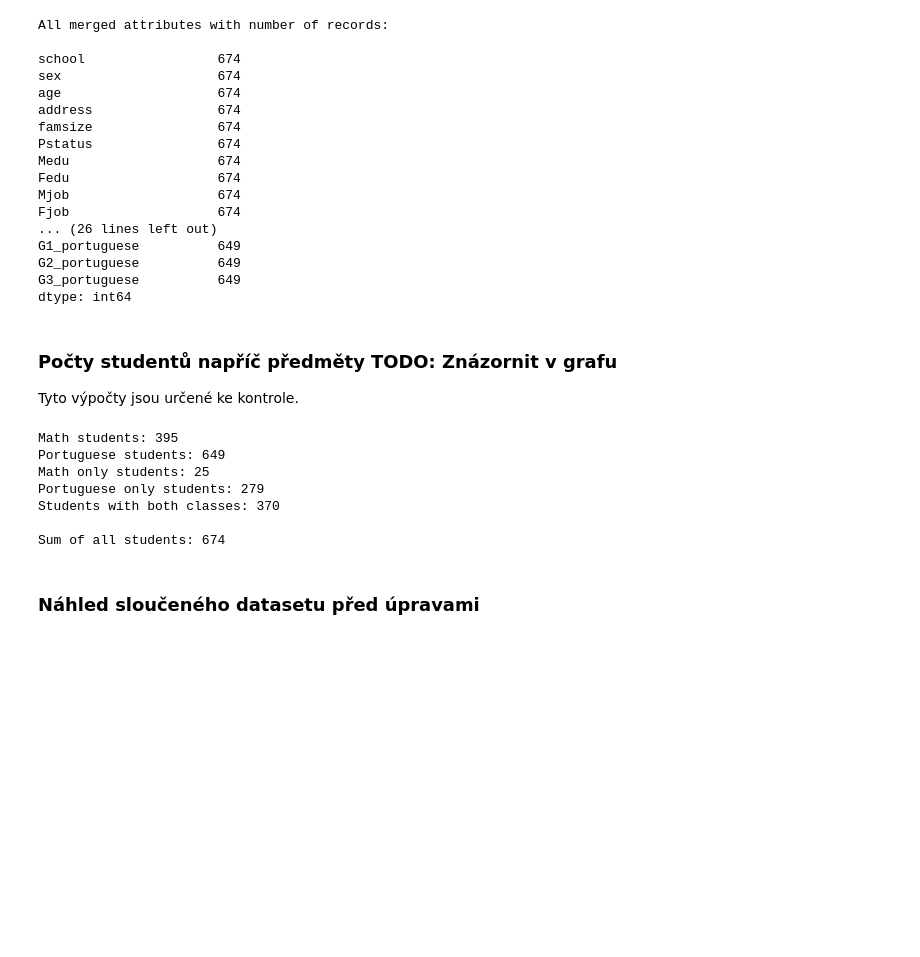
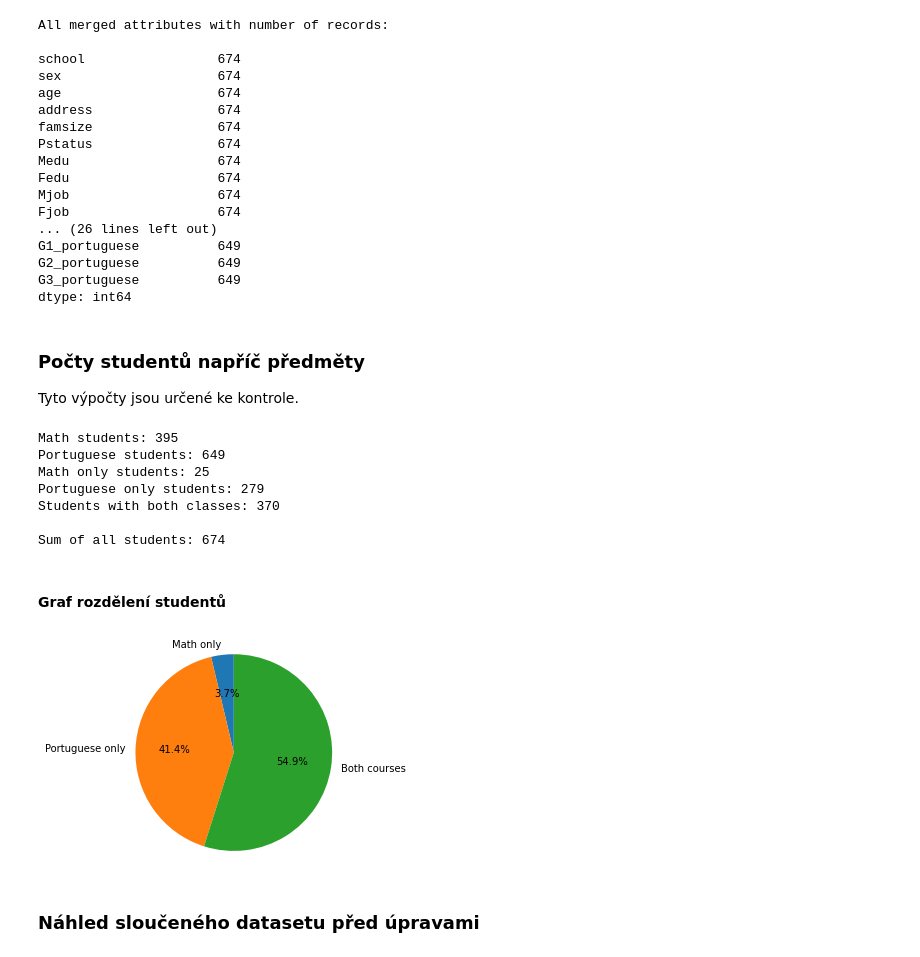
Before and after one commit to jrcech/python-student_alcohol_consumption, a Jupyter notebook: predikce_znamky_z_matematiky_a_portugalistiny.ipynb, the cells around one changed output. Saved outputs shown, nothing was run; the diff lists cells and outputs as text; code cells hidden in the pictures; blank space fills up the shorter version.

```diff
--- a/predikce_znamky_z_matematiky_a_portugalistiny.ipynb
+++ b/predikce_znamky_z_matematiky_a_portugalistiny.ipynb
@@ -217,7 +219,7 @@ G2_portuguese          649
 G3_portuguese          649
 dtype: int64
 # %% [markdown]
-### Počty studentů napříč předměty TODO: Znázornit v grafu
+### Počty studentů napříč předměty
 Tyto výpočty jsou určené ke kontrole.
 # %%
 all_records_len = len(data)
@@ -245,6 +247,21 @@ Portuguese only students: 279
 Students with both classes: 370
 
 Sum of all students: 674
+# %% [markdown]
+#### Graf rozdělení studentů
+# %%
+import matplotlib.pyplot as plt
+
+labels = 'Math only', 'Portuguese only', 'Both courses'
+sizes = [only_math_records_len, only_potuguese_records_len, both_records_len]
+
+fig1, ax1 = plt.subplots()
+ax1.pie(sizes, labels=labels, autopct='%1.1f%%', startangle=90)
+ax1.axis('equal')
+
+plt.show()
+# %% [output]
+[figure, added]
 # %% [markdown]
 ### Náhled sloučeného datasetu před úpravami
 # %%
```
Also changed, not shown: parts of 8 cells of this notebook.
